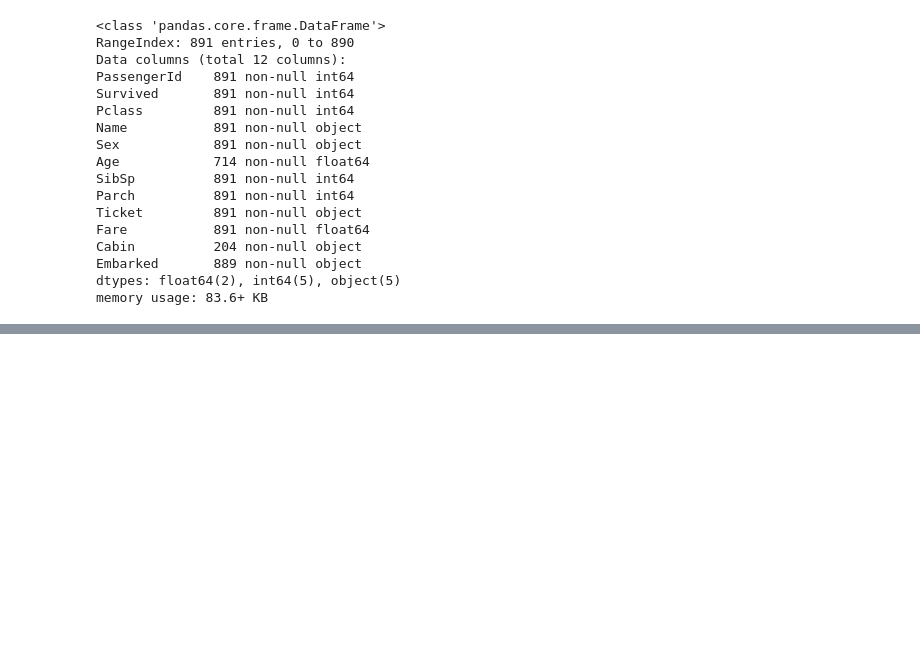
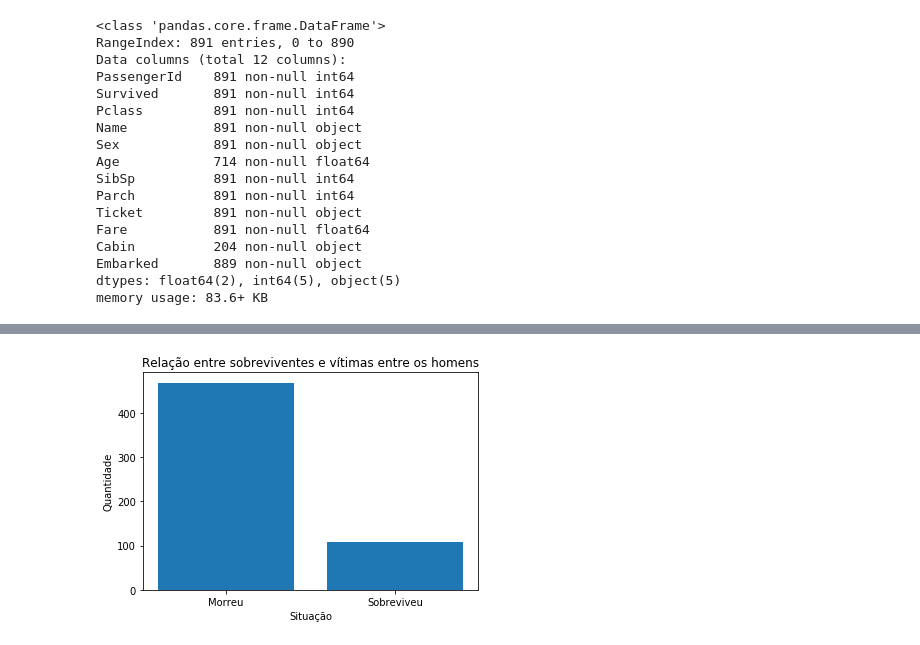
Before and after one commit to cesar1287/project-two-dsf-udacity, a Jupyter notebook: project_two_dsf.ipynb, the cells around one changed output, grey strips where cells are left out. Drawn from its saved outputs; the diff is of its cells as text; code cells hidden in the pictures; blank space fills up the shorter version.

```diff
--- a/project_two_dsf.ipynb
+++ b/project_two_dsf.ipynb
@@ -70,6 +73,7 @@ df_titanic.head(1)
 mean = df_titanic['age'].mean()
 
 df_titanic['age'].fillna(mean, inplace=True)
+df_titanic.dropna(inplace=True)
 # %%
 df_titanic.info()
 # %% [output]
@@ -111,0 +135,3 @@ df_titanic['age'].e
+# %%
+df_male = df_titanic.query("sex == 'male'")
+df_male.info()
@@ -111,0 +235,10 @@ df_titanic['age'].e
+# %%
+df_male_survived = df_male.query('survived == 1')
+df_male_died = df_male.query('survived == 0')
+
+plt.bar([1, 0], [len(df_male_survived), len(df_male_died)], tick_label=['Sobreviveu', 'Morreu'])
+plt.title('Relação entre sobreviventes e vítimas entre os homens')
+plt.xlabel('Situação')
+plt.ylabel('Quantidade');
+# %% [output]
+[figure, added]
```
Also changed, not shown: parts of 22 cells of this notebook.
